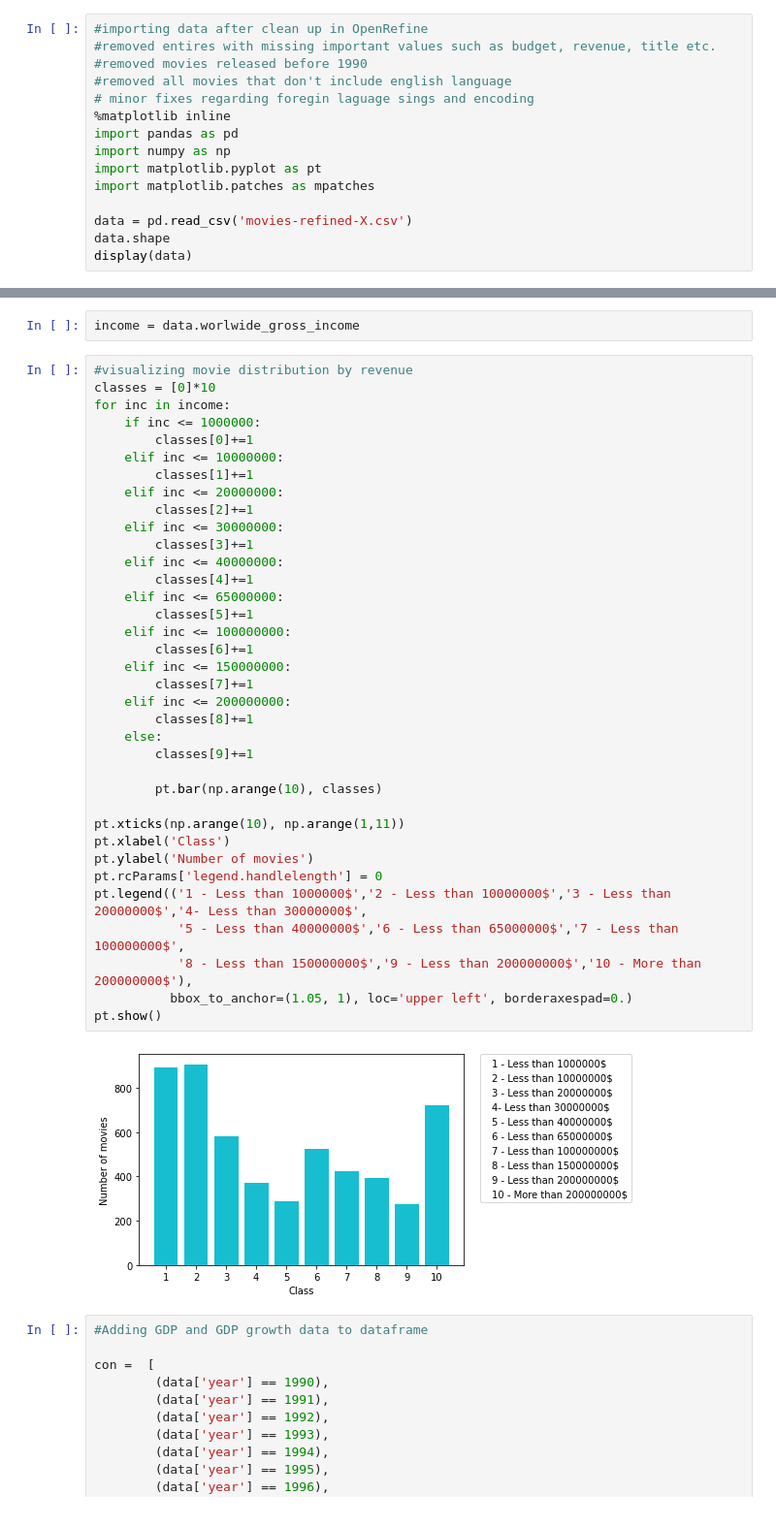
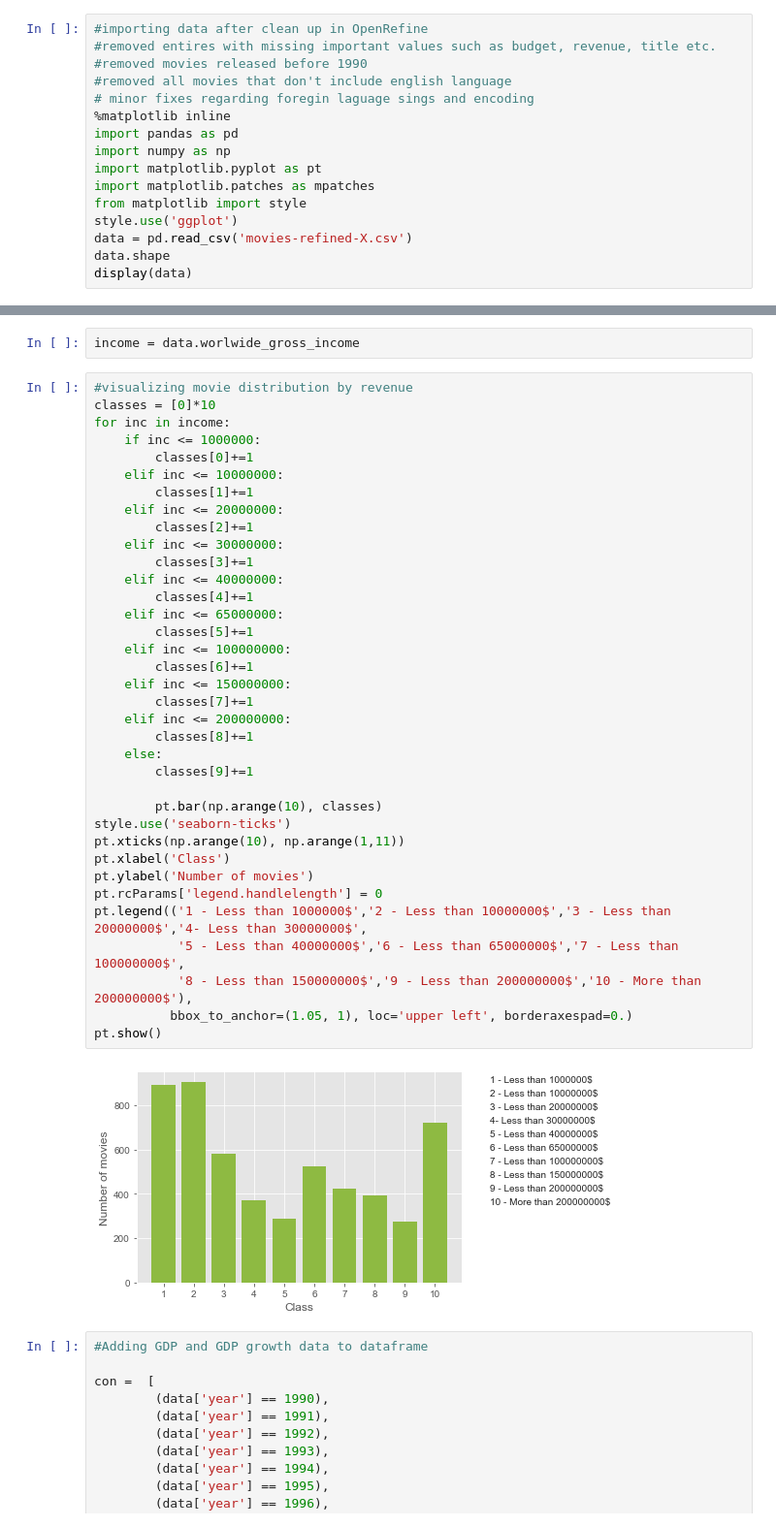
Before and after one commit to Maakaron/Boxoffice-classification, a Jupyter notebook: Pboxoffice.ipynb, the cells around one changed output, grey strips where cells are left out. Shown at 97% size. Cells and saved outputs as stored; diff of their text form.

```diff
--- a/Pboxoffice.ipynb
+++ b/Pboxoffice.ipynb
@@ -9,7 +9,8 @@ import pandas as pd
 import numpy as np
 import matplotlib.pyplot as pt
 import matplotlib.patches as mpatches
-
+from matplotlib import style
+style.use('ggplot')
 data = pd.read_csv('movies-refined-X.csv')
 data.shape
 display(data)
@@ -38,35 +39,35 @@ for inc in income:
     elif inc <= 10000000:
         classes[1]+=1
     elif inc <= 20000000:
         classes[2]+=1
     elif inc <= 30000000:
         classes[3]+=1
     elif inc <= 40000000:
         classes[4]+=1
     elif inc <= 65000000:
         classes[5]+=1
     elif inc <= 100000000:
         classes[6]+=1
     elif inc <= 150000000:
         classes[7]+=1
     elif inc <= 200000000:
         classes[8]+=1
     else:
         classes[9]+=1
 
         pt.bar(np.arange(10), classes)
-
+style.use('seaborn-ticks')
 pt.xticks(np.arange(10), np.arange(1,11))
 pt.xlabel('Class')
 pt.ylabel('Number of movies')
 pt.rcParams['legend.handlelength'] = 0
 pt.legend(('1 - Less than 1000000$','2 - Less than 10000000$','3 - Less than 20000000$','4- Less than 30000000$',
            '5 - Less than 40000000$','6 - Less than 65000000$','7 - Less than 100000000$',
            '8 - Less than 150000000$','9 - Less than 200000000$','10 - More than 200000000$'),
           bbox_to_anchor=(1.05, 1), loc='upper left', borderaxespad=0.)
 pt.show()
 # %% [output]
-[figure, old version]
+[figure, new version]
 # %%
 #Adding GDP and GDP growth data to dataframe
 
```
Also changed, not shown: parts of 10 cells of this notebook.
